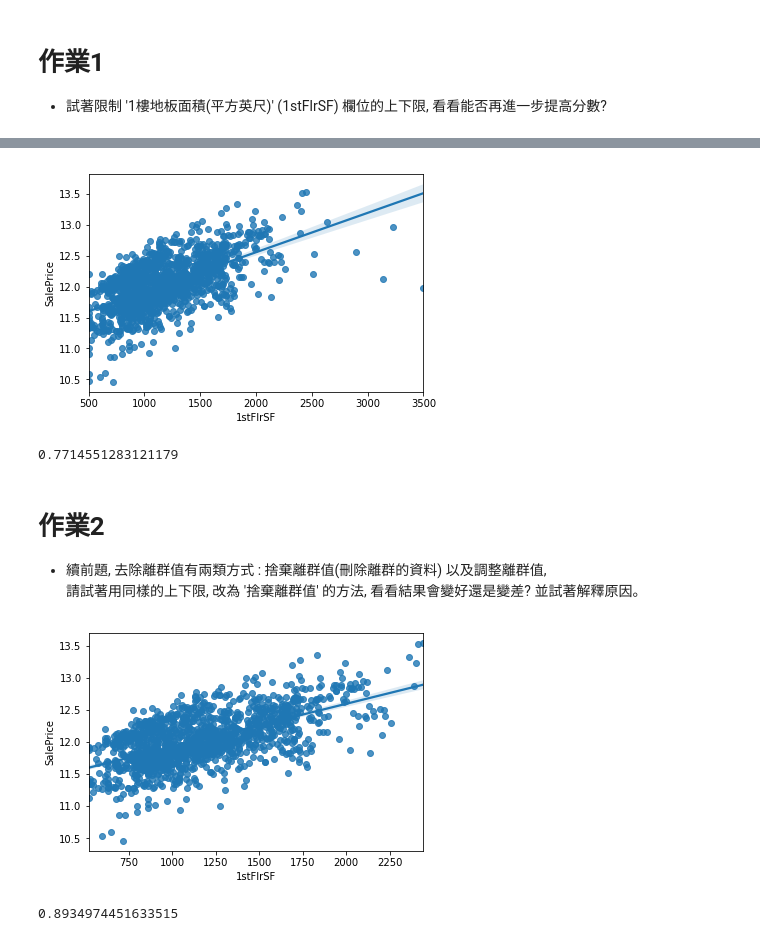
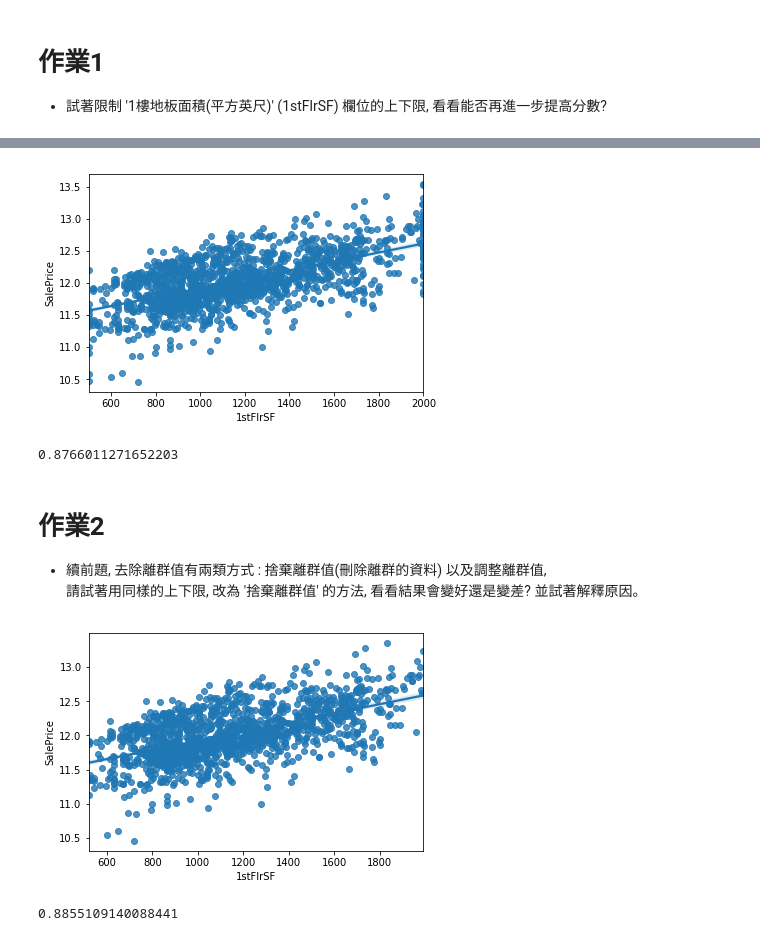
Before and after one commit to Tammy832/4th-ML100Days, a Jupyter notebook: homework/Day_010_HW.ipynb, the cells around one changed output, grey strips where cells are left out. Cells and saved outputs as stored; diff of their text form; code cells hidden in the pictures.

```diff
--- a/homework/Day_010_HW.ipynb
+++ b/homework/Day_010_HW.ipynb
@@ -73,23 +73,23 @@ cross_val_score(estimator, train_X, train_Y, cv=5).mean()
 # %%
 # 將 1stFlrSF 限制在你覺得適合的範圍內, 調整離群值
-df['1stFlrSF'] = df['1stFlrSF'].clip(500, 2500)
+df['1stFlrSF'] = df['1stFlrSF'].clip(500, 2000)
 sns.regplot(x = df['1stFlrSF'], y=train_Y)
 plt.show()
 
 # 做線性迴歸, 觀察分數
 train_X = MMEncoder.fit_transform(df)
 estimator = LinearRegression()
 cross_val_score(estimator, train_X, train_Y, cv=5).mean()
 # %% [output]
-[figure, old version]
+[figure, new version]
-0.7714551283121179
+0.8766011271652203
 # %% [markdown]
 # 作業2
 * 續前題, 去除離群值有兩類方式 :  捨棄離群值(刪除離群的資料) 以及調整離群值,
 請試著用同樣的上下限, 改為 '捨棄離群值' 的方法, 看看結果會變好還是變差? 並試著解釋原因。
 # %%
 # 將 1stFlrSF 限制在你覺得適合的範圍內, 捨棄離群值
-keep_indexs = (df['1stFlrSF']> 500) & (df['1stFlrSF']< 2500)
+keep_indexs = (df['1stFlrSF']> 500) & (df['1stFlrSF']< 2000)
 df = df[keep_indexs]
 train_Y = train_Y[keep_indexs]
 sns.regplot(x = df['1stFlrSF'], y=train_Y)
@@ -100,5 +100,5 @@ train_X = MMEncoder.fit_transform(df)
 estimator = LinearRegression()
 cross_val_score(estimator, train_X, train_Y, cv=5).mean()
 # %% [output]
-[figure, old version]
+[figure, new version]
-0.8934974451633515
+0.8855109140088441
```
Also changed, not shown: parts of 1 cell of this notebook.
